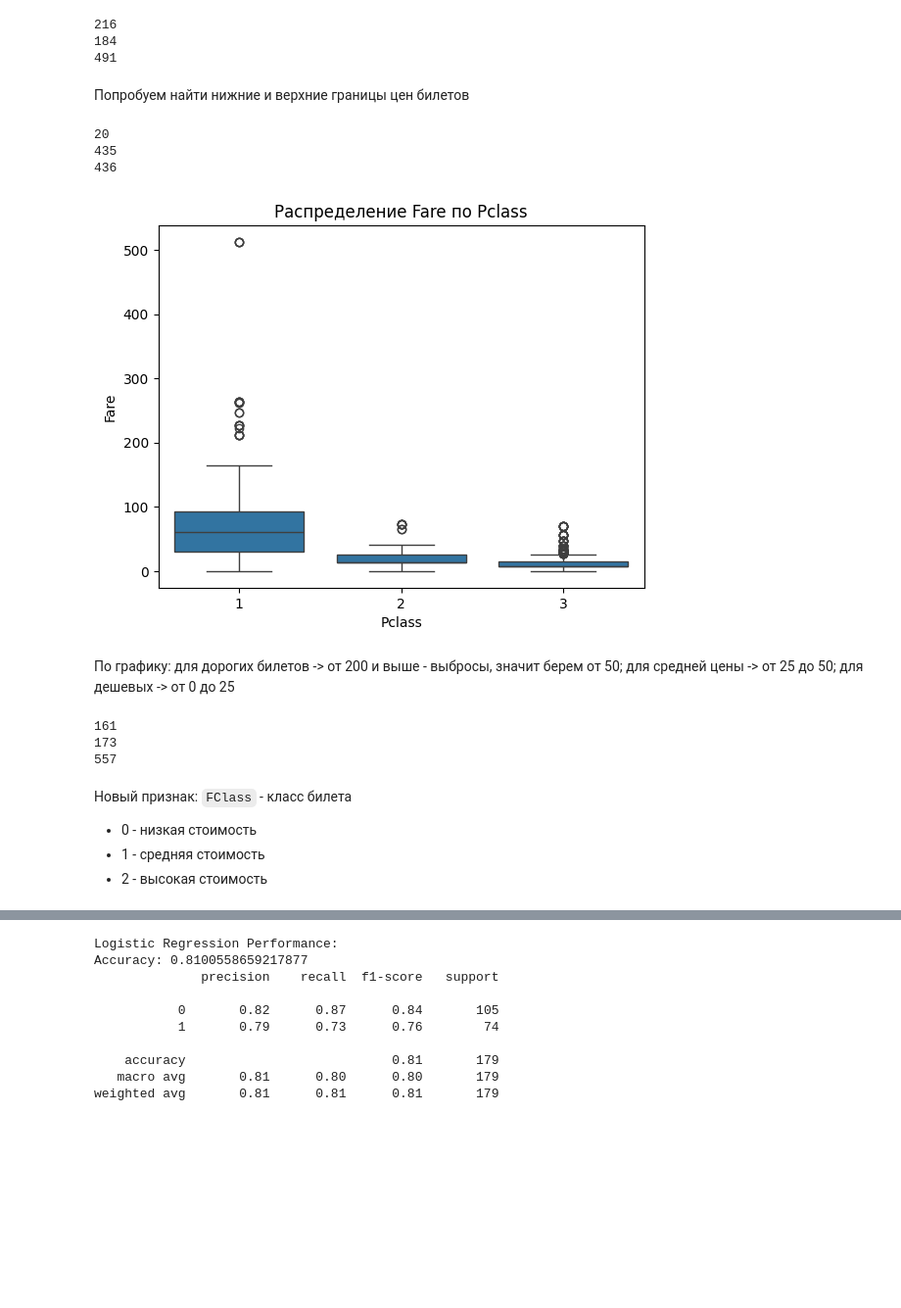
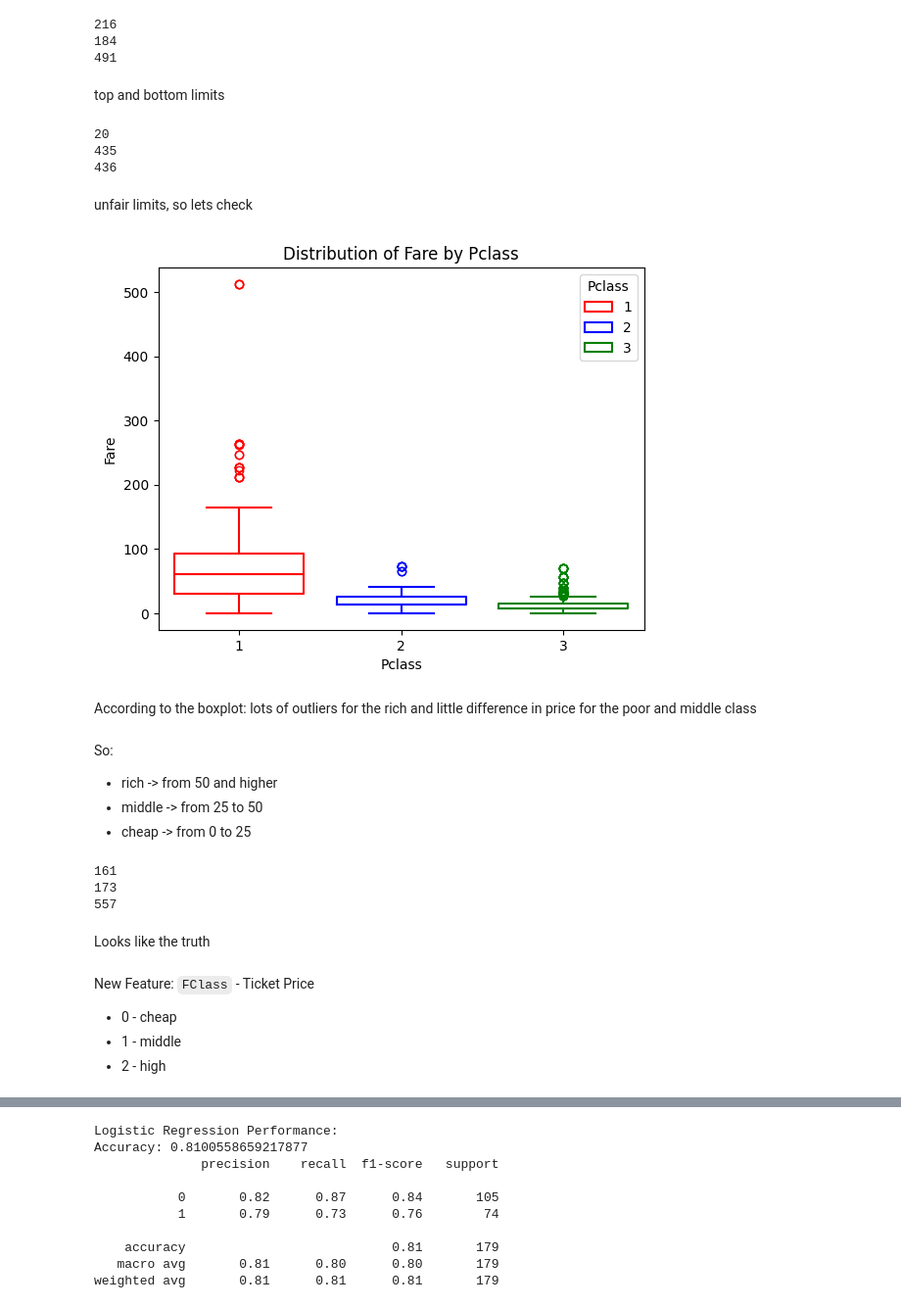
Before and after one commit to reginafeles/ml_hw, a Jupyter notebook: task1.ipynb, the cells around one changed output, grey strips where cells are left out. Shown: that part at 98% size. Saved outputs shown, nothing was run; the diff lists cells and outputs as text; code cells hidden in the pictures; blank space fills up the shorter version.

````diff
--- a/task1.ipynb
+++ b/task1.ipynb
@@ -245,4 +192,0 @@ df.head()
-# %%
-# заполняем пропуски в столбце Age
-imputer = SimpleImputer(strategy="mean")
-df['Age'] = imputer.fit_transform(df[['Age']])
@@ -313,0 +221,2 @@ df.head()
+# %%
+df['Age'] = df['Age'].astype(int)
@@ -326,8 +257,8 @@ print(df[df['Pclass'] == 3].shape[0])
 216
 184
 491
-# %% [markdown]
-Попробуем найти нижние и верхние границы цен билетов
+# %% [markdown]
+top and bottom limits
 # %%
 print(df[df['Fare'] >= 175].shape[0])
 print(df[(df['Fare'] >= 14) & (df['Fare'] <= 175)].shape[0])
@@ -336,16 +267,23 @@ print(df[df['Fare'] < 14].shape[0])
 20
 435
 436
+# %% [markdown]
+unfair limits, so lets check
 # %%
-sns.boxplot(x='Pclass', y='Fare', data=df)
-plt.title('Распределение Fare по Pclass')
+sns.boxplot(x='Pclass', y='Fare', data=df, hue='Pclass', fill=False, palette={1: "red", 2: "blue", 3: "green"})
+plt.title('Distribution of Fare by Pclass')
 plt.xlabel('Pclass')
 plt.ylabel('Fare')
 plt.show()
 # %% [output]
-[figure, old version]
+[figure, new version]
-# %% [markdown]
-По графику: для дорогих билетов -> от 200 и выше - выбросы, значит берем от 50; для средней цены -> от 25 до 50; для дешевых -> от 0 до 25
+# %% [markdown]
+According to the boxplot: lots of outliers for the rich and little difference in price for the poor and middle class
+# %% [markdown]
+So:
+* rich -> from 50 and higher
+* middle -> from 25 to 50
+* cheap -> from 0 to 25
 # %%
 print(df[df['Fare'] >= 50].shape[0])
 print(df[(df['Fare'] >= 25) & (df['Fare'] < 50)].shape[0])
@@ -354,13 +292,15 @@ print(df[df['Fare'] < 25].shape[0])
 161
 173
 557
-# %% [markdown]
-Новый признак: ```FClass``` - класс билета
-
-
-*   0 - низкая стоимость
-*   1 - средняя стоимость
-*   2 - высокая стоимость
+# %% [markdown]
+Looks like the truth
+# %% [markdown]
+New Feature: ```FClass``` - Ticket Price
+
+
+*   0 - cheap
+*   1 - middle
+*   2 - high
 # %%
 df['FareCategory'] = pd.cut(df['Fare'], bins=[0, 25, 50, float('inf')], labels=[0, 1, 2], right=False)
 df.head(20)
````
Also changed, not shown: parts of 94 cells of this notebook.
